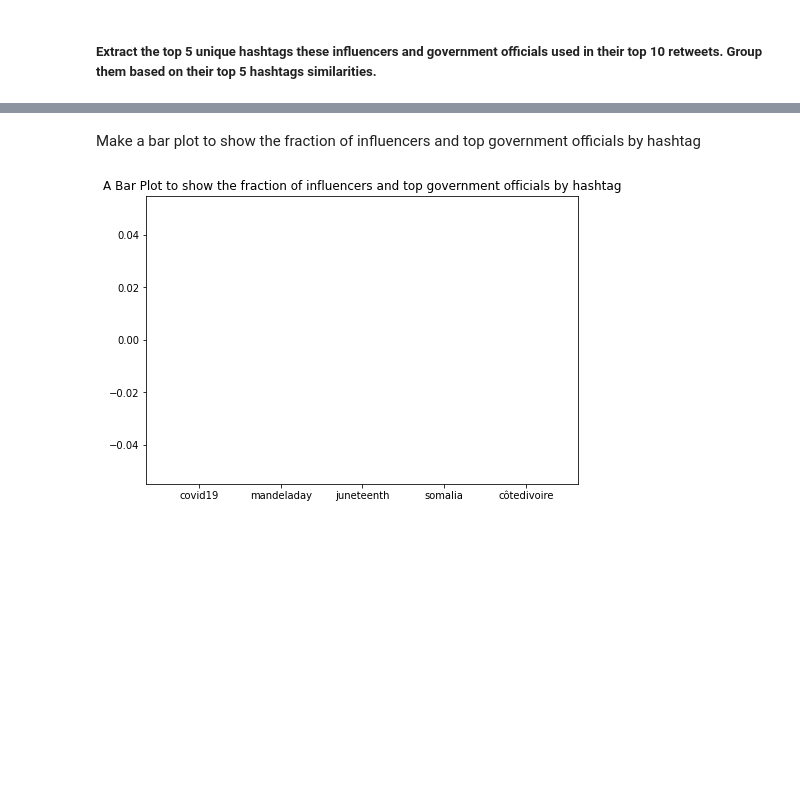
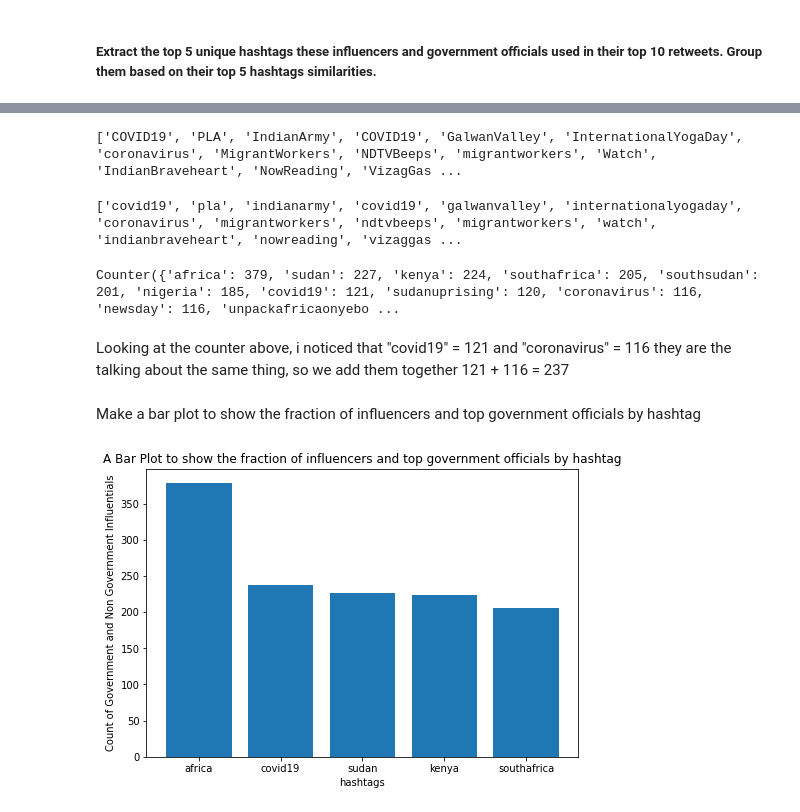
Before and after one commit to tijesunimiolashore/10academy_twitter_mining, a Jupyter notebook: Week_Challenge_1.ipynb, the cells around one changed output, grey strips where cells are left out. Drawn from its saved outputs; the diff is of its cells as text; code cells hidden in the pictures; blank space fills up the shorter version.

```diff
--- a/Week_Challenge_1.ipynb
+++ b/Week_Challenge_1.ipynb
@@ -689,15 +584,59 @@ len(covid19)
+# %%
+combined_list = user_twitter_handle + gov_officials_twitter_handles
+
+hashtags=[]
+if len(combined_list) > 0:
+    for handle in combined_list:
+        value_list = {}
+        #print("Getting hashtags for " + handle)
+        # this helps avoid Tweepy errors like suspended users or user not found errors
+        try:
+            for status in tweepy.Cursor(api.user_timeline, id=handle).items():
+                if hasattr(status, "entities"):
+                    entities = status.entities
+                    if 'hashtags' in entities:
+                        for ent in entities['hashtags']:
+                            if ent is not None:
+                                if "text" in ent:
+                                    hashtag = ent["text"]
+                                    if hashtag is not None:
+                                        hashtags.append(hashtag)
+        except tweepy.TweepError as e:
+            continue
+print(hashtags)
+# %% [output]
+['COVID19', 'PLA', 'IndianArmy', 'COVID19', 'GalwanValley', 'InternationalYogaDay', 'coronavirus', 'MigrantWorkers', 'NDTVBeeps', 'migrantworkers', 'Watch', 'IndianBraveheart', 'NowReading', 'VizagGas ...
+# %%
+#convert all hashtags to lowercase
+hashtag = [item.lower() for item in hashtags]
+print(hashtag)
+from pandas import DataFrame
+df = DataFrame (hashtag,columns=['Hashtag'])
+df.to_csv(r'C:\Users\Tijesunimi2-PC\Downloads\hashtag_influentials.csv', index = False)
+# %% [output]
+['covid19', 'pla', 'indianarmy', 'covid19', 'galwanvalley', 'internationalyogaday', 'coronavirus', 'migrantworkers', 'ndtvbeeps', 'migrantworkers', 'watch', 'indianbraveheart', 'nowreading', 'vizaggas ...
+# %%
+from collections import Counter
+print(Counter(hashtag))
+# %% [output]
+Counter({'africa': 379, 'sudan': 227, 'kenya': 224, 'southafrica': 205, 'southsudan': 201, 'nigeria': 185, 'covid19': 121, 'sudanuprising': 120, 'coronavirus': 116, 'newsday': 116, 'unpackafricaonyebo ...
+# %% [markdown]
+Looking at the counter above, i noticed that "covid19" = 121 and "coronavirus" = 116 they are the talking about the same thing, so we add them together 121 + 116 = 237
 # %% [markdown]
 Make a bar plot to show the fraction of influencers and top government officials by
 hashtag
 # %%
 import matplotlib.pyplot as plt
 fig = plt.figure()
 ax = fig.add_axes([0,0,1,1])
-hashtag = ['covid19', 'mandeladay', 'juneteenth', 'somalia', 'côtedivoire']
-governmenInfluencers = [len(covid19),len(mandeladay),len(juneteenth),len(somalia),len(côtedivoire)]
-10,
+hashtag = ['africa', 'covid19', 'sudan', 'kenya', 'southafrica']
+#Counter({'africa': 379, 'sudan': 227, 'kenya': 224, 'southafrica': 205, 'southsudan': 201, 'nigeria': 185, 'covid19': 121, 'sudanuprising': 120, 'coronavirus': 116, })
+# 'covid19': 121, + 'coronavirus': 116 = 237
+governmenInfluencers = [379,237,227,224,205]
 ax.bar(hashtag,governmenInfluencers)
+plt.xlabel("hashtags")
+plt.ylabel("Count of Government and Non Government Influentials")
 plt.title("A Bar Plot to show the fraction of influencers and top government officials by hashtag")
 plt.show()
 # %% [output]
-[figure, old version]
+[figure, new version]
```
Also changed, not shown: parts of 24 cells of this notebook.
